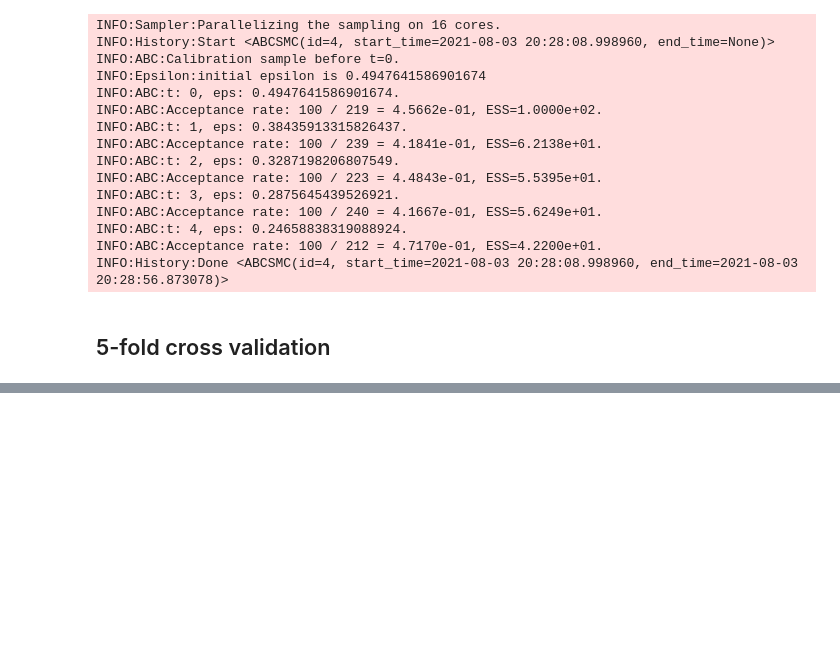
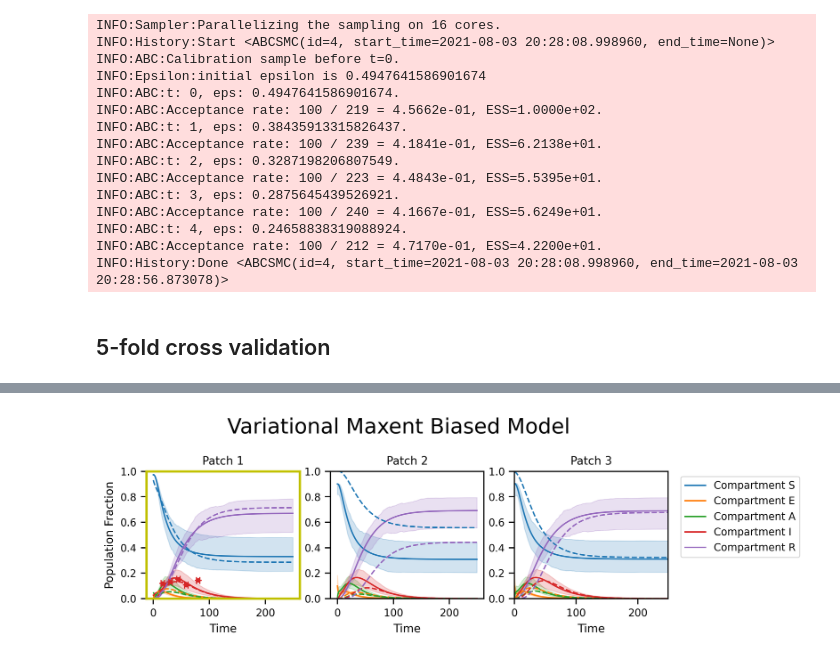
Before and after one commit to ur-whitelab/maxent, a Jupyter notebook: paper/epidemiology.ipynb, the cells around one changed output, grey strips where cells are left out. Cells and saved outputs as stored; diff of their text form; code cells hidden in the pictures; blank space fills up the shorter version.

Commit message:
hyper_epd

```diff
--- a/paper/epidemiology.ipynb
+++ b/paper/epidemiology.ipynb
@@ -518,0 +521,9 @@ axs[2].set_position([0.652,0.041,0.15,0.7])
+# %%
+fit_param_model = py0.MetaParameterJoint(start_logits, R_norm , tmat, name='unbiased_model',hypers = hyper_pram)
+fit_param_model.compile(tf.optimizers.SGD(1))
+hme_model = maxent.HyperMaxentModel(restraints, fit_param_model, model, reweight=False)
+hme_model.compile(tf.keras.optimizers.Adam(learning_rate=0.1), 'mean_squared_error')
+# %%
+hme_history = hme_model.fit(
+    N, final_batch_multiplier=batches,
+    outter_epochs=3, param_epochs=50, batch_size=N, epochs=100)
@@ -518,0 +553,24 @@ axs[2].set_position([0.652,0.041,0.15,0.7])
+# %%
+fig, axs = plt.subplots(nrows=1, ncols=M, figsize=(8,2), dpi =300)
+fig.suptitle('Variational Maxent Biased Model', y = 1.2, fontsize = 18)
+py0.traj_quantile(hme_model.trajs[:,:,0,:], weights=hme_model.traj_weights, names=full_compartments, plot_means=True, ax =axs[0], add_legend= False, alpha = 0.2)
+py0.traj_quantile(hme_model.trajs[:,:,1,:], weights=hme_model.traj_weights, names=full_compartments, plot_means=True, ax =axs[1], add_legend= False, alpha = 0.2)
+py0.traj_quantile(hme_model.trajs[:,:,2,:], weights=hme_model.traj_weights, names=full_compartments, plot_means=True, ax =axs[2], alpha = 0.2)
+for i in range (M):
+    plt.setp(axs[i], xlabel='Time', title = 'Patch {}'.format(i+1), ylim =[0, 1.0])
+    axs[i].plot(ref_traj[:,i],linestyle='--')
+    if i in restrained_patches:
+        for _,pf in enumerate(plot_fxns_list[restrained_patches.tolist().index(i)]):
+                pf(axs[i],0, color='C3')
+        axs[i].spines['bottom'].set_color('y')
+        axs[i].spines['top'].set_color('y')
+        axs[i].spines['right'].set_color('y')
+        axs[i].spines['left'].set_color('y')
+        axs[i].spines['left'].set_linewidth(2)
+        axs[i].spines['top'].set_linewidth(2)
+        axs[i].spines['right'].set_linewidth(2)
+        axs[i].spines['bottom'].set_linewidth(2)
+axs[0].set_ylabel('Population Fraction')
+plt.show()
+# %% [output]
+[figure, added]
```
Also changed, not shown: parts of 4 cells of this notebook.
